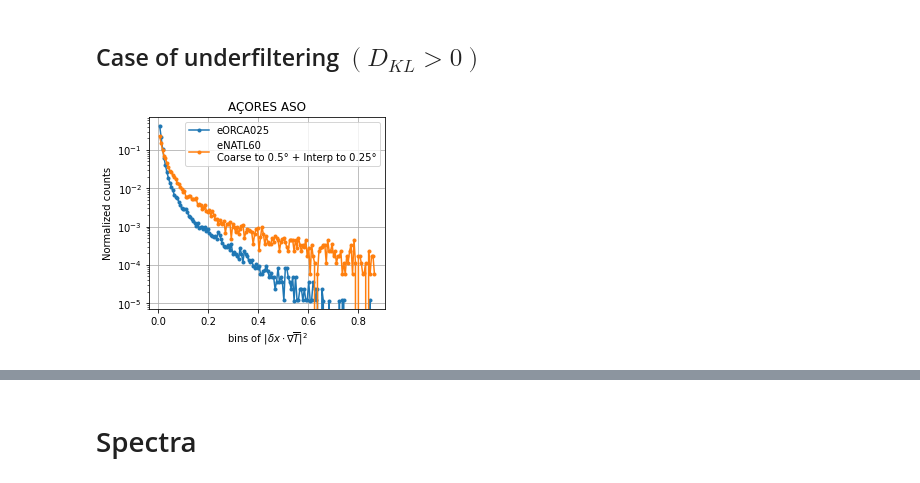
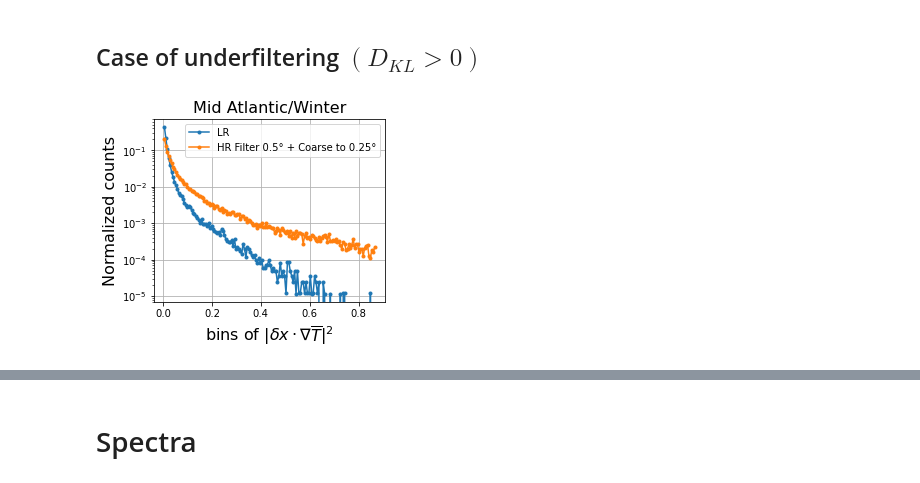
Before and after one commit to anastasiaGor/oceanDataNotebooks, a Jupyter notebook: compare_eNATL60_and_eORCA025/09-choice_of_filter.ipynb, the cells around one changed output, grey strips where cells are left out. Cells and saved outputs as stored; diff of their text form; code cells hidden in the pictures.

Commit message:
first try of 3d data, some additional tries for deterministic parametrization for 2d data

```diff
--- a/compare_eNATL60_and_eORCA025/09-choice_of_filter.ipynb
+++ b/compare_eNATL60_and_eORCA025/09-choice_of_filter.ipynb
@@ -51,6 +51,11 @@ line_colors = ['#1f77b4', '#ff7f0e', '#2ca02c', '#d62728', '#9467bd', '#8c564b',
 cmaps_list = ['Blues', 'Oranges', 'Greens', 'Reds', 'Purples', 'Greys']
 # %%
 marker_list = ['o', '^', 's', 'D', 'X', '>']
+# %%
+ # Plotting options
+plt.rc('axes', labelsize=16)
+plt.rc('axes', titlesize=16)
+plt.rc('legend', fontsize=14, title_fontsize=14)
 # %% [markdown]
 # Useful functions for histograms
 # %%
@@ -141,12 +177,12 @@ Choose cases
 # %%
 data=[dict() for i in range(6)]
 # %%
-data[0] = dict({'region' : '1', 'season' : 'fma', 'label' : 'GULFSTR FMA'})
-data[1] = dict({'region' : '1', 'season' : 'aso', 'label' : 'GULFSTR ASO'})
-data[2] = dict({'region' : '2', 'season' : 'fma', 'label' : 'AÇORES FMA'})
-data[3] = dict({'region' : '2', 'season' : 'aso', 'label' : 'AÇORES ASO'})
-data[4] = dict({'region' : '3', 'season' : 'fma', 'label' : 'WESTMED FMA'})
-data[5] = dict({'region' : '3', 'season' : 'aso', 'label' : 'WESTMED ASO'})
+data[0] = dict({'region' : '1', 'season' : 'fma', 'label' : 'Gulf Stream/Winter'})
+data[1] = dict({'region' : '1', 'season' : 'aso', 'label' : 'Gulf Stream/Summer'})
+data[2] = dict({'region' : '2', 'season' : 'fma', 'label' : 'Mid Atlantic/Winter'})
+data[3] = dict({'region' : '2', 'season' : 'aso', 'label' : 'Mid Atlantic/Winter'})
+data[4] = dict({'region' : '3', 'season' : 'fma', 'label' : 'West Medit/Winter'})
+data[5] = dict({'region' : '3', 'season' : 'aso', 'label' : 'West Medit/Summer'})
 # %% [markdown]
 ## eNATL60
 # %%
@@ -156,7 +192,7 @@ params_dict, cat = all_params()
 x_slice = slice(0,-1)
 y_slice = slice(0,-1)
 
-data_slice = dict(time_counter=slice(0,-1,150),y=y_slice,x=x_slice)
+data_slice = dict(time_counter=slice(0,-1,40),y=y_slice,x=x_slice)
 coord_slice = dict(y=y_slice,x=x_slice)
 # %%
 nb_of_time_chunks = 4
@@ -260,9 +296,9 @@ def apply_filter_downsample(dataHR, filter_coef, coarse_window_size) :
 # %%
 coarsening_window_size = 15
 filters = [dict({'filter_coef' : 0, 'coarsening_window_size' : coarsening_window_size, 'interpolate' : False, 'label' : 'Coarse to 0.25°'}),
-          dict({'filter_coef' : 7.5, 'coarsening_window_size' : coarsening_window_size, 'interpolate' : False, 'label' : 'Filter 0.125° + Coarse to 0.25°'}),
           dict({'filter_coef' : 15, 'coarsening_window_size' : coarsening_window_size, 'interpolate' : False, 'label' : 'Filter 0.25° + Coarse to 0.25°'}),
           dict({'filter_coef' : 30, 'coarsening_window_size' : coarsening_window_size, 'interpolate' : False, 'label' : 'Filter 0.5° + Coarse to 0.25°'}),
+          dict({'filter_coef' : 45, 'coarsening_window_size' : coarsening_window_size, 'interpolate' : False, 'label' : 'Filter 1° + Coarse to 0.25°'}),
           dict({'filter_coef' : 0, 'coarsening_window_size' : 2*coarsening_window_size, 'interpolate' : True, 'label' : 'Coarse to 0.5° + Interp to 0.25°'}),
           dict({'filter_coef' : 0, 'coarsening_window_size' : 4*coarsening_window_size, 'interpolate' : True, 'label' : 'Coarse to 1° + Interp to 0.25°'})]
 # %%
@@ -437,18 +527,18 @@ plt.show()
 # %% [markdown]
 ## Case of underfiltering $(D_{KL} > 0)$
 # %%
-ifilter = 4
+ifilter = 2
 region = 3
 quantity='diff_T_sqr'
 
 fig, ax = plt.subplots(nrows=1, ncols=1, constrained_layout=True, figsize=(4, 3.5), sharey=True)
-hists[region]['LR'][quantity].plot(ax=ax, ls='-', marker='.', label='eORCA025')
-hists[region]['HR_Filtered'][ifilter][quantity].plot(ax=ax, ls='-', marker='.', label='eNATL60 \n'+filters[ifilter]['label'])
+hists[region]['LR'][quantity].plot(ax=ax, ls='-', marker='.', label='LR')
+hists[region]['HR_Filtered'][ifilter][quantity].plot(ax=ax, ls='-', marker='.', label='HR '+filters[ifilter]['label'])
 
 ax.set(title=data[region]['label'], xlabel=r'bins of $|\delta x \cdot \nabla \overline{T}|^2$', ylabel='Normalized counts')
 ax.set(yscale='log', xscale='linear')
 ax.grid(True)
-ax.legend()
+ax.legend(fontsize=10)
 plt.show()
 # %% [output]
-[figure, old version]
+[figure, new version]
```
Also changed, not shown: parts of 35 cells of this notebook, 4 other files.
